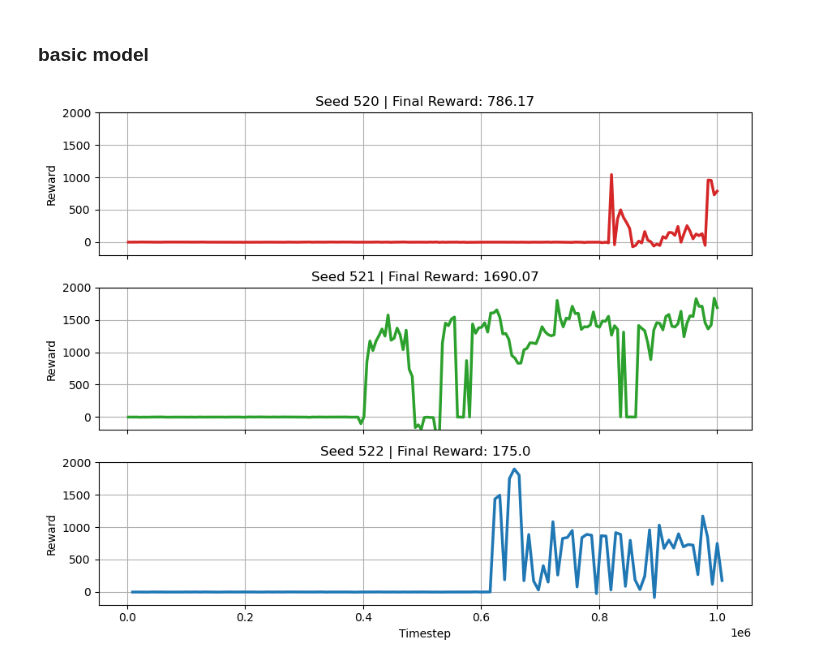
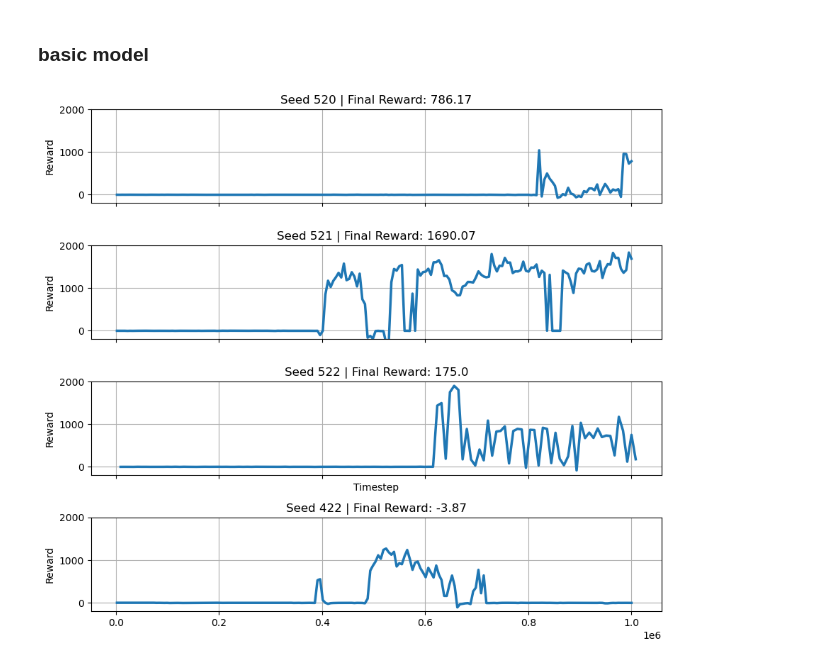
Before and after one commit to tristandijkstra/HalfCheetahBioInspired, a Jupyter notebook: plotlearning.ipynb, the cells around one changed output. Saved outputs shown, nothing was run; the diff lists cells and outputs as text; code cells hidden in the pictures.

```diff
--- a/plotlearning.ipynb
+++ b/plotlearning.ipynb
@@ -8,11 +8,13 @@ import seaborn as sns
 file1 = "PPOv1/basicSeed520.csv"
 file2 = "PPOv1/basicSeed521.csv"
 file3 = "PPOv1/basicSeed522.csv"
+file4 = "PPOv1/basicSeed422.csv"
 
 sample_every = 1
 P1 = pd.read_csv(file1, index_col=0, header=0).iloc[::sample_every]
 P2 = pd.read_csv(file2, index_col=0, header=0).iloc[::sample_every]
 P3 = pd.read_csv(file3, index_col=0, header=0).iloc[::sample_every]
+P4 = pd.read_csv(file4, index_col=0, header=0).iloc[::sample_every]
 # print(len(P1))
 # P = pd.merge(P1, P2, on="timestep", how="outer").sort_values("timestep")
 # P = pd.merge(P, P3, on="timestep", how="outer").sort_values("timestep")
@@ -22,21 +24,24 @@ P3 = pd.read_csv(file3, index_col=0, header=0).iloc[::sample_every]
 
 P = pd.concat([P1, P2, P3]).sort_values("timestep")
 # %%
-fig, ax = plt.subplots(3, 1, figsize=(9, 7), sharex=True)
+fig, ax = plt.subplots(4, 1, figsize=(9, 8), sharex=True)
 
-ax[0].plot(P1.timestep, P1["reward"], linewidth=2.5, color="tab:red")#, linestyle="-")
-ax[1].plot(P2.timestep, P2["reward"], linewidth=2.5, color="tab:green")#, linestyle="-.")
-ax[2].plot(P3.timestep, P3["reward"], linewidth=2.5, color="tab:blue")#, linestyle="--")
+ax[0].plot(P1.timestep, P1["reward"], linewidth=2.5)#, color="tab:red")#, linestyle="-")
+ax[1].plot(P2.timestep, P2["reward"], linewidth=2.5)#, color="tab:green")#, linestyle="-.")
+ax[2].plot(P3.timestep, P3["reward"], linewidth=2.5)#, color="tab:blue")#, linestyle="--")
+ax[3].plot(P4.timestep, P4["reward"], linewidth=2.5)#, color="tab:orange")#, linestyle="--")
 ax[0].set_title(f"Seed 520 | Final Reward: {round(P1.reward.iloc[-1],2)}")
 ax[1].set_title(f"Seed 521 | Final Reward: {round(P2.reward.iloc[-1],2)}")
 ax[2].set_title(f"Seed 522 | Final Reward: {round(P3.reward.iloc[-1],2)}")
+ax[3].set_title(f"Seed 422 | Final Reward: {round(P4.reward.iloc[-1],2)}")
 for ax_ in fig.get_axes():
     ax_.set_ylim(-200, 2000)
     ax_.set_ylabel("Reward")
     ax_.grid()
 
 ax[2].set_xlabel("Timestep")
 
 fig.set_tight_layout(True)
+fig.savefig("plots/basictraining.png")
 # %% [output]
-[figure, old version]
+[figure, new version]
```
Also changed, not shown: parts of 4 cells of this notebook, 9 other files.
